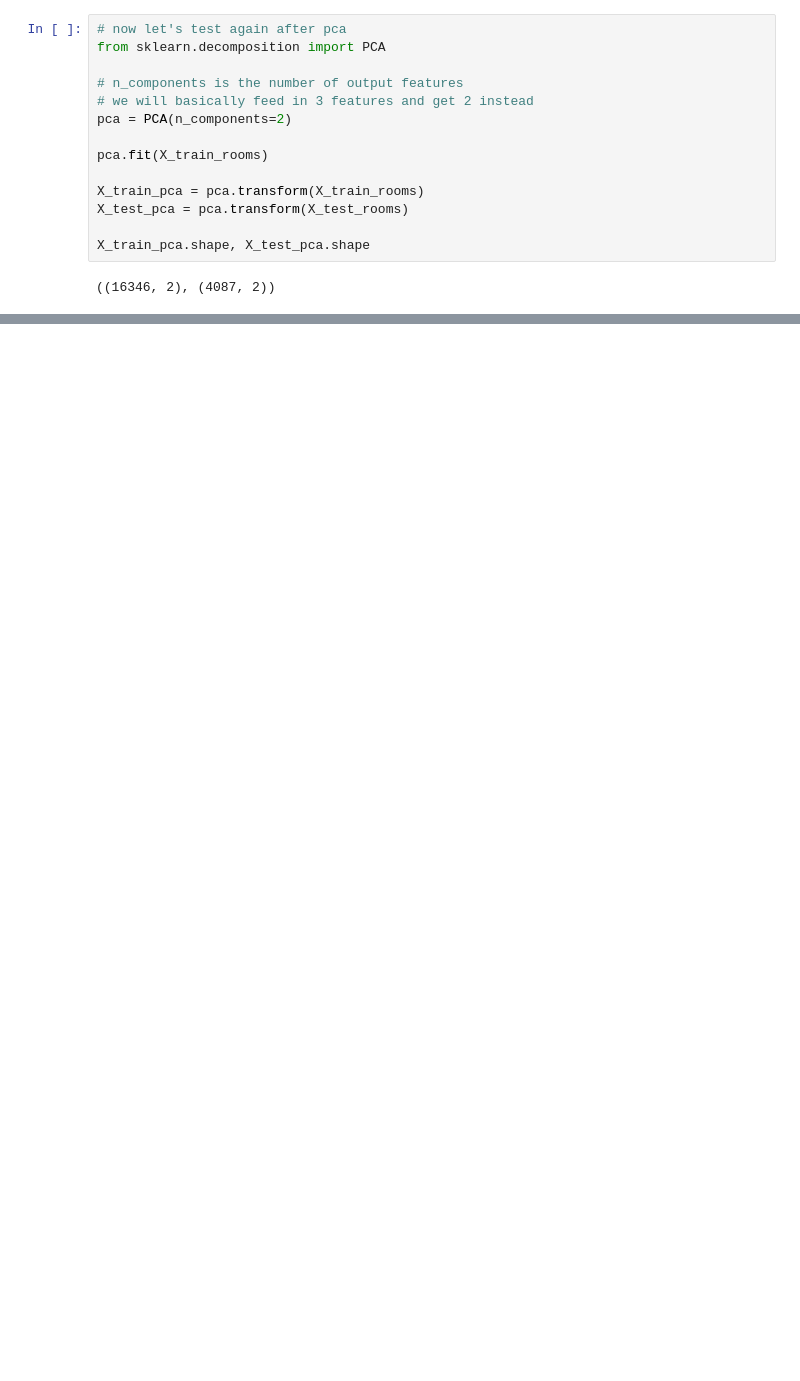
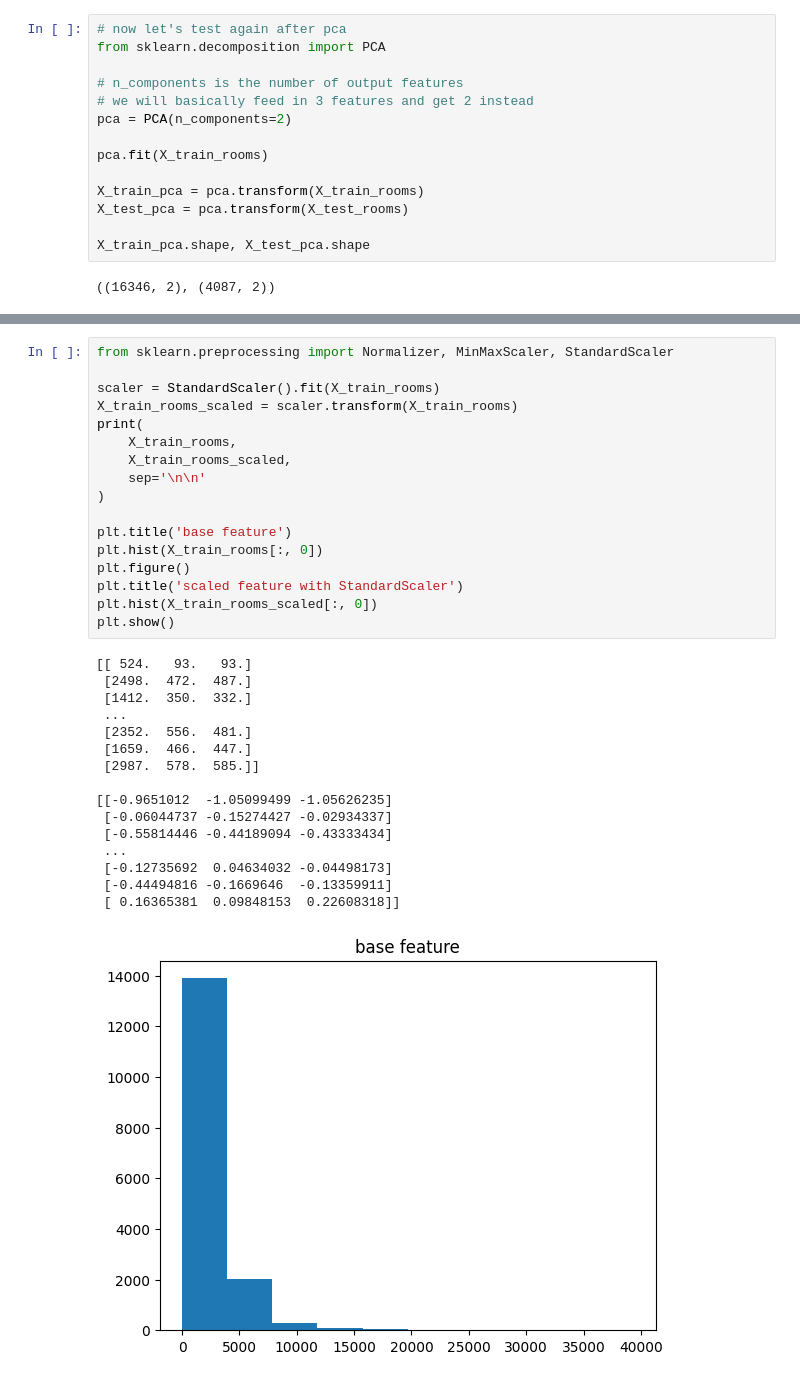
Before and after one commit to Alireza2317/feature_engineering, a Jupyter notebook: feature_engineering.ipynb, the cells around one changed output, grey strips where cells are left out. Saved outputs shown, nothing was run; the diff lists cells and outputs as text; blank space fills up the shorter version.

Commit message:
StandardScaler and Normalizer

```diff
--- a/feature_engineering.ipynb
+++ b/feature_engineering.ipynb
@@ -142,0 +152,34 @@ mean_absolute_error(forest_pca_preds, y_test)
+# %%
+from sklearn.preprocessing import Normalizer, MinMaxScaler, StandardScaler
+
+scaler = StandardScaler().fit(X_train_rooms)
+X_train_rooms_scaled = scaler.transform(X_train_rooms)
+print(
+	X_train_rooms,
+	X_train_rooms_scaled,
+	sep='\n\n'
+)
+
+plt.title('base feature')
+plt.hist(X_train_rooms[:, 0])
+plt.figure()
+plt.title('scaled feature with StandardScaler')
+plt.hist(X_train_rooms_scaled[:, 0])
+plt.show()
+# %% [output]
+[[ 524.   93.   93.]
+ [2498.  472.  487.]
+ [1412.  350.  332.]
+ ...
+ [2352.  556.  481.]
+ [1659.  466.  447.]
+ [2987.  578.  585.]]
+
+[[-0.9651012  -1.05099499 -1.05626235]
+ [-0.06044737 -0.15274427 -0.02934337]
+ [-0.55814446 -0.44189094 -0.43333434]
+ ...
+ [-0.12735692  0.04634032 -0.04498173]
+ [-0.44494816 -0.1669646  -0.13359911]
+ [ 0.16365381  0.09848153  0.22608318]]
+[figure, added]
```
Also changed, not shown: parts of 7 cells of this notebook.
